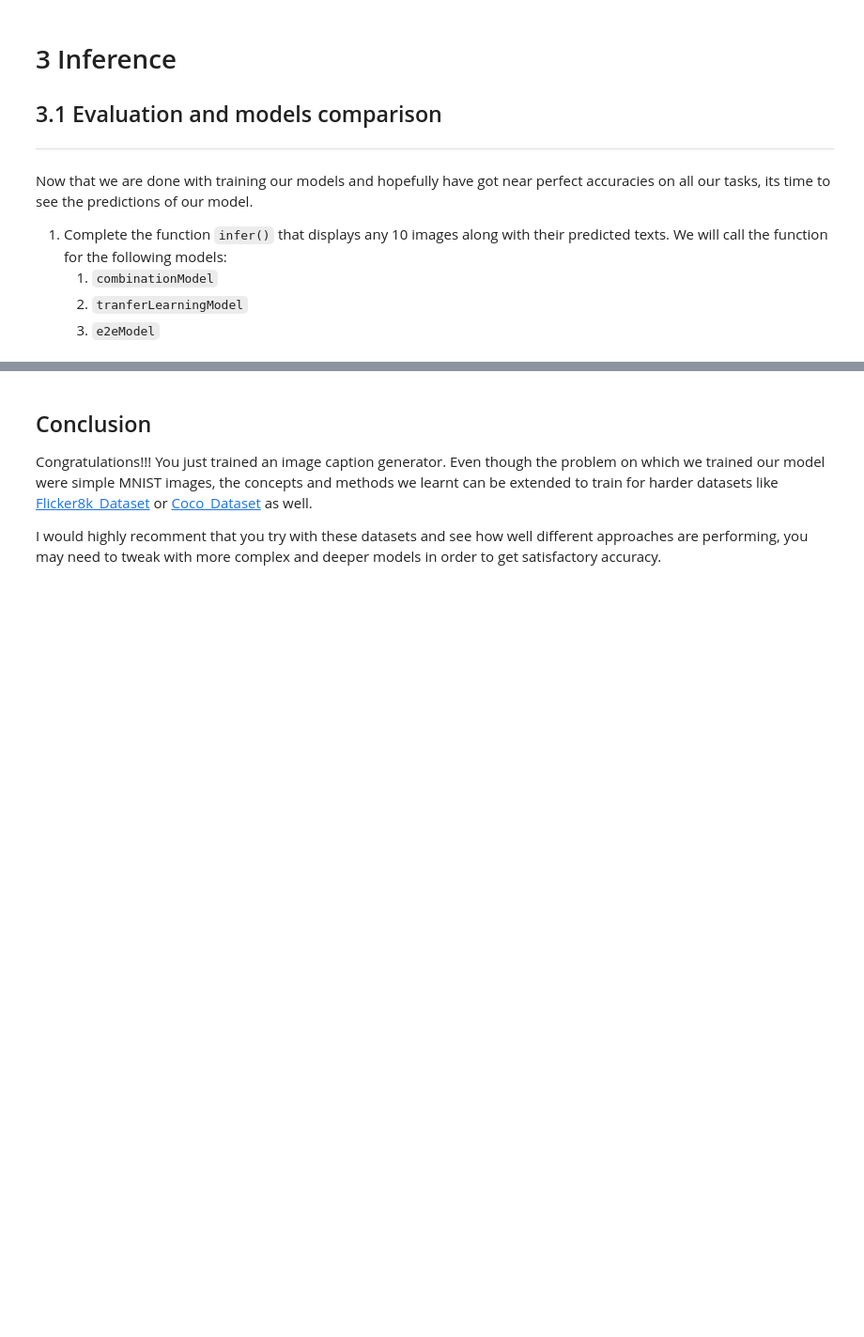
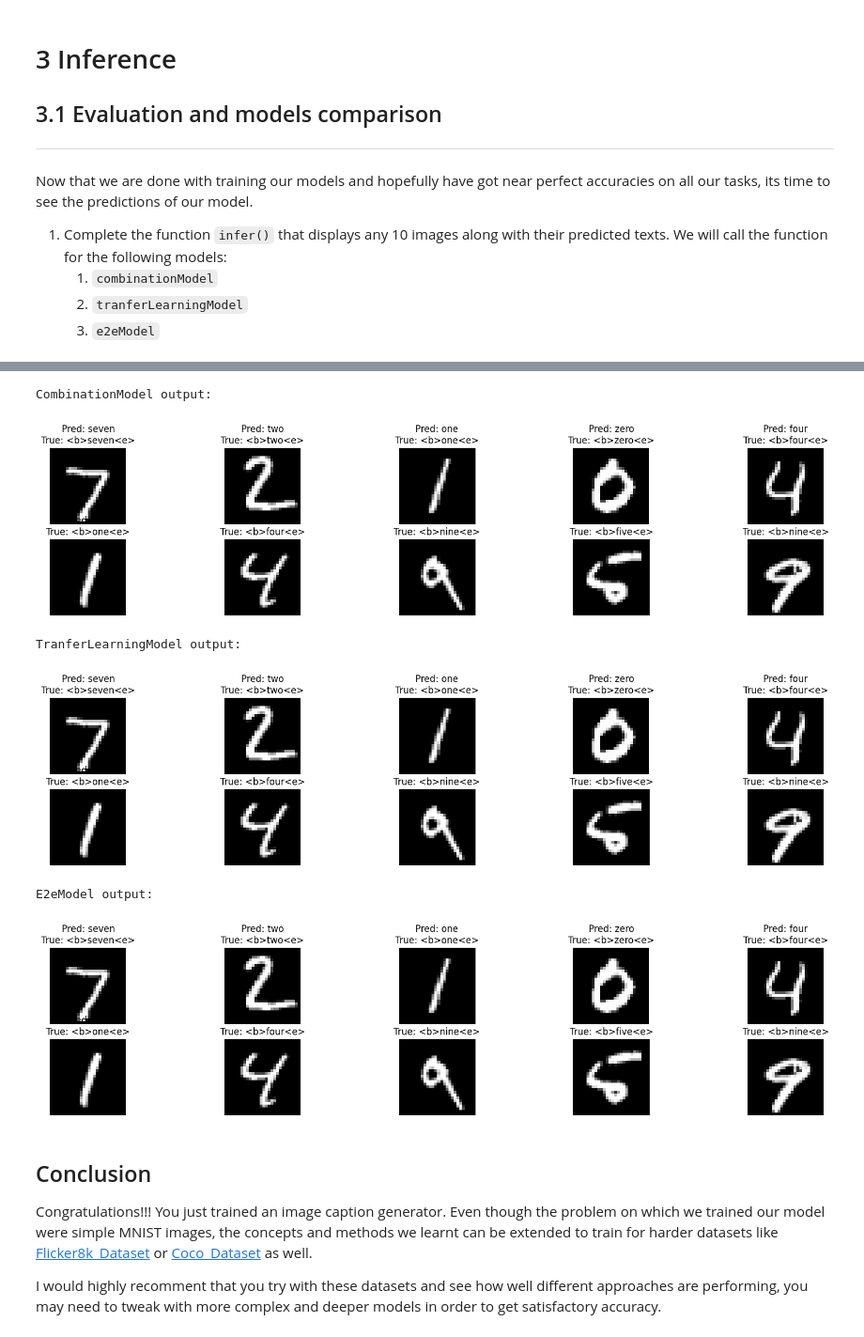
Before and after one commit to Echoudexigaigu/test, a Jupyter notebook: project_1_DLFL25U.ipynb, the cells around one changed output, grey strips where cells are left out. Shown at 94% size. Drawn from its saved outputs; the diff is of its cells as text; code cells hidden in the pictures; blank space fills up the shorter version.

```diff
--- a/project_1_DLFL25U.ipynb
+++ b/project_1_DLFL25U.ipynb
@@ -1193,3 +1127,78 @@ NameError: name 'get_word' is not defined
+# %%
+def infer(model):
+    model.eval()
+    model.to(device)
+
+    plt.figure(figsize=(20, 4))
+    num_images_to_show = 10
+    shown = 0
+
+    with torch.no_grad():
+        for images, labels_batch in test_loader:
+            images = images.to(device)
+            labels_batch = labels_batch.to(device)
+
+            batch_size = images.size(0)
+            for i in range(batch_size):
+                if shown >= num_images_to_show:
+                    plt.show()
+                    return
+
+                img = images[i:i+1]
+                pred = model.sample(img)
+
+                if isinstance(pred, torch.Tensor):
+                    if pred.dim() == 2:        # (B, T)
+                        idx_seq = pred[0].tolist()
+                    else:                      # (T,)
+                        idx_seq = pred.tolist()
+                elif isinstance(pred, (list, tuple)):
+                    if len(pred) > 0 and isinstance(pred[0], (list, tuple, torch.Tensor)):
+                        seq0 = pred[0]
+                        idx_seq = seq0.tolist() if isinstance(seq0, torch.Tensor) else list(seq0)
+                    else:
+                        idx_seq = list(pred)
+                else:
+                    idx_seq = list(pred)
+
+                b_id = get_idx('<b>')
+                e_id = get_idx('<e>')
+                idx_seq = [j for j in idx_seq if j != b_id]
+                if e_id in idx_seq:
+                    idx_seq = idx_seq[:idx_seq.index(e_id)]
+
+                pred_str = token_idx_to_token(idx_seq)
+                true_str = labels[labels_batch[i].item()]
+
+                img_show = images[i].detach().cpu().squeeze().numpy()
+                plt.subplot(2, 5, shown + 1)
+                plt.imshow(img_show, cmap='gray')
+                plt.axis('off')
+                plt.title(f"Pred: {pred_str}\nTrue: {true_str}")
+
+                shown += 1
+
+    plt.show()
+
+
+# Evaluation and models comparison #############################################
+# TODO📝: Complete the Infer(.) function
+################################################################################
+#raise NotImplementedError("Please implement the infer function")
+
+print('CombinationModel output: ')
+infer(combinationModel)
+print('TranferLearningModel output: ')
+infer(tranferLearningModel)
+print('E2eModel output: ')
+infer(e2eModel)
+# %% [output]
+CombinationModel output:
+[figure, added]
+TranferLearningModel output:
+[figure, added]
+E2eModel output:
+[figure, added]
 # %% [markdown]
 ## Conclusion
 Congratulations!!! You just trained an image caption generator. Even though the problem on which we trained our model were simple MNIST images, the concepts and methods we learnt can be extended to train for harder datasets like [Flicker8k_Dataset](https://www.kaggle.com/datasets/adityajn105/flickr8k) or [Coco_Dataset](https://cocodataset.org/#home) as well.
```
Also changed, not shown: parts of 1 cell of this notebook.
